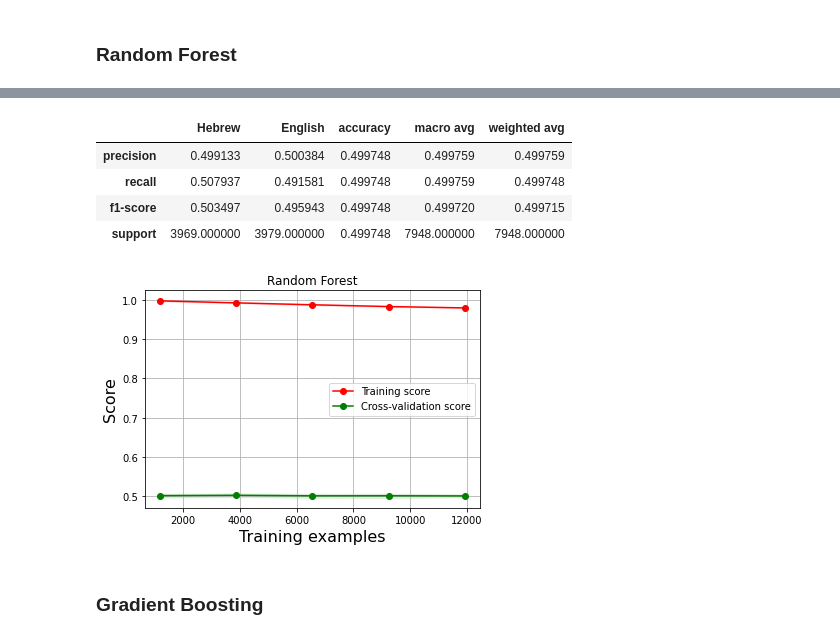
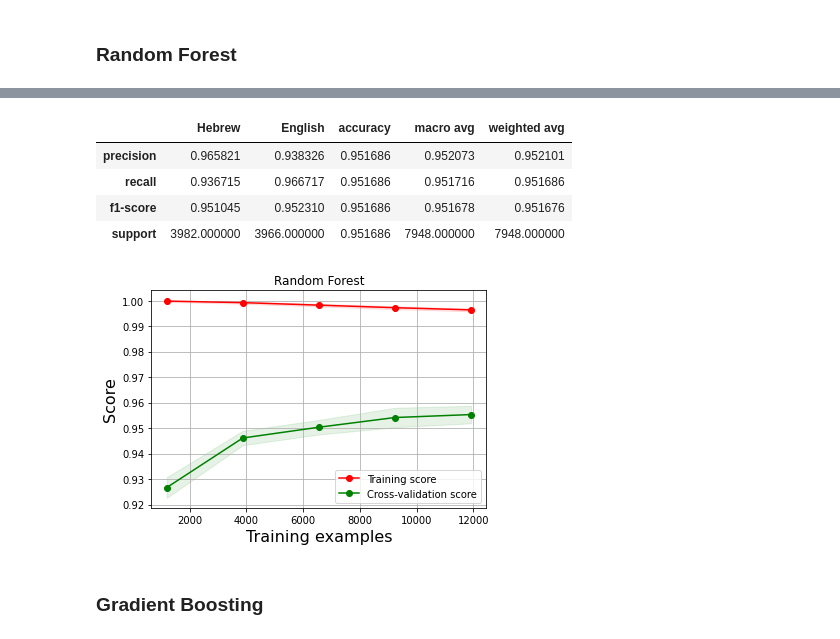
Before and after one commit to DanielBotnik/LanguageDetectionProject, a Jupyter notebook: main.ipynb, the cells around one changed output, grey strips where cells are left out. Cells and saved outputs as stored; diff of their text form; code cells hidden in the pictures.

```diff
--- a/main.ipynb
+++ b/main.ipynb
@@ -249,3 +254,15 @@ report
 [figure]
 # %% [markdown]
 ### Random Forest
+# %%
+param_grid = {
+    'n_estimators':[10,50,100,150,200],
+    'max_depth':[4,6,8,10,12,14],
+    'min_samples_split':[2,4],
+    'min_samples_leaf':[1,2],
+    'max_features':['sqrt','log2'],
+}
+clf = RandomForestClassifier()
+gcv = GridSearchCV(clf,param_grid,cv=5,n_jobs=-1)
+gcv.fit(X_train,y_train)
+print_gcv_result('Random Forest Classifier',gcv)
@@ -252,17 +276,17 @@ report
 # %%
-clf = RandomForestClassifier()
+clf = RandomForestClassifier(max_depth=14,max_features='sqrt',min_samples_leaf=1,min_samples_split=2,n_estimators=100)
 clf.fit(X_train,y_train)
 y_preds = clf.predict(X_test)
 report = pd.DataFrame(classification_report(y_test,y_preds,target_names=['Hebrew','English'],output_dict=True))
 scores['Random Forest'] = report['accuracy'][0]
 plot_learning_curve(clf,'Random Forest',X,y,cv=ShuffleSplit(test_size=TEST_SIZE))
 report
 # %% [output]
 |  | Hebrew | English | accuracy | macro avg | weighted avg |
-| precision | 0.499133 | 0.500384 | 0.499748 | 0.499759 | 0.499759 |
-| recall | 0.507937 | 0.491581 | 0.499748 | 0.499759 | 0.499748 |
-| f1-score | 0.503497 | 0.495943 | 0.499748 | 0.499720 | 0.499715 |
-| support | 3969.000000 | 3979.000000 | 0.499748 | 7948.000000 | 7948.000000 |
+| precision | 0.965821 | 0.938326 | 0.951686 | 0.952073 | 0.952101 |
+| recall | 0.936715 | 0.966717 | 0.951686 | 0.951716 | 0.951686 |
+| f1-score | 0.951045 | 0.952310 | 0.951686 | 0.951678 | 0.951676 |
+| support | 3982.000000 | 3966.000000 | 0.951686 | 7948.000000 | 7948.000000 |
-[figure, old version]
+[figure, new version]
 # %% [markdown]
 ### Gradient Boosting
```
Also changed, not shown: parts of 7 cells of this notebook, 1 other file.
